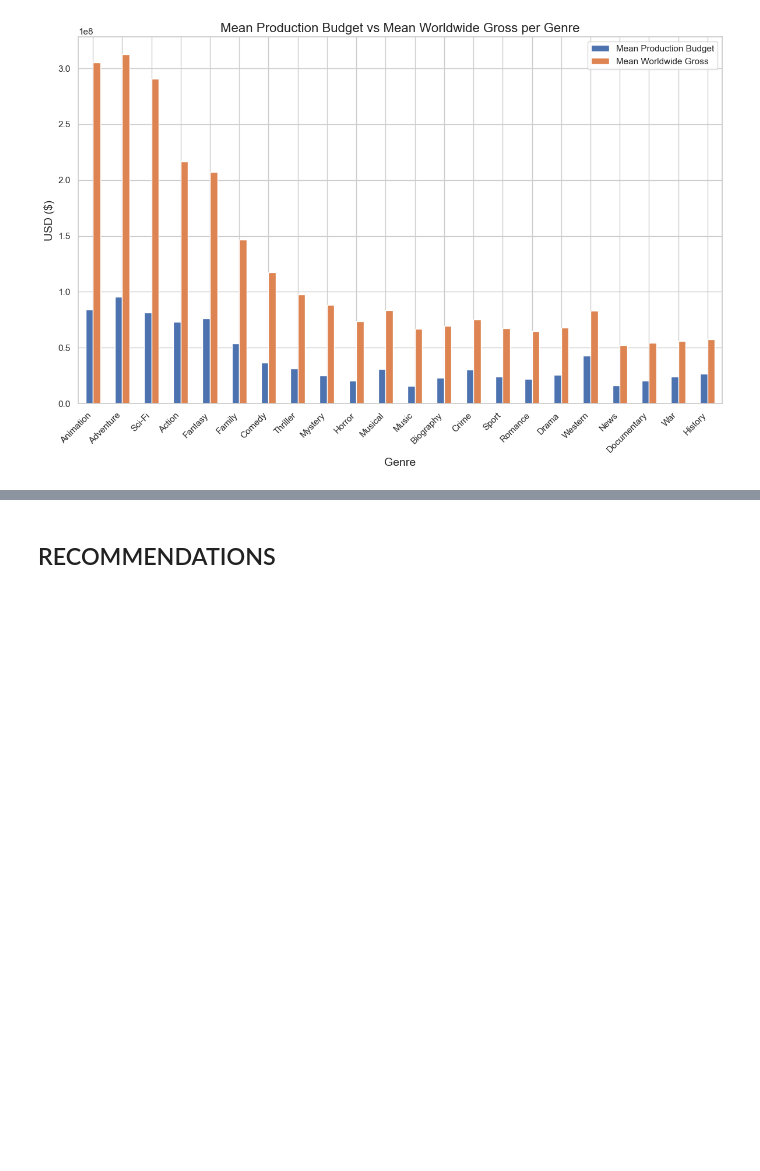
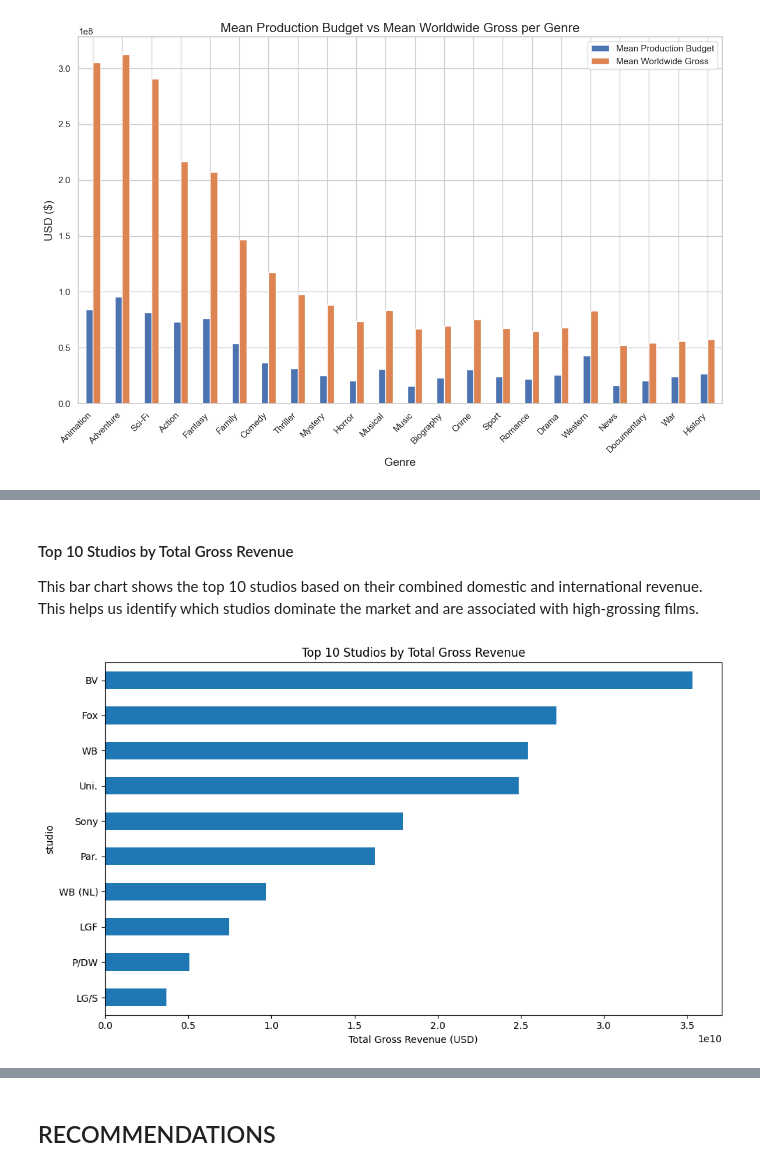
Before and after one commit to WamuyuGitz/movie-insights-project, a Jupyter notebook: notebooks/exploratory/business understanding continuation.ipynb, the cells around one changed output, grey strips where cells are left out. Drawn from its saved outputs; the diff is of its cells as text; code cells hidden in the pictures; blank space fills up the shorter version.

Commit message:
wamuyu studio analysis

```diff
--- a/notebooks/exploratory/business understanding continuation.ipynb
+++ b/notebooks/exploratory/business understanding continuation.ipynb
@@ -3484,0 +3491,25 @@ plt.show()
+# %% [markdown]
+#### Top 10 Studios by Total Gross Revenue
+
+This bar chart shows the top 10 studios based on their combined domestic and international revenue. This helps us identify which studios dominate the market and are associated with high-grossing films.
+# %%
+import matplotlib.pyplot as plt
+
+# Load the cleaned dataset
+merged_df = pd.read_csv('../../data/cleaned/bom_imdb_merged.csv')
+
+# Create total revenue column
+merged_df['total_gross'] = merged_df['domestic_gross'] + merged_df['foreign_gross']
+
+# Group by studio and sum revenues
+studio_revenue = merged_df.groupby('studio')['total_gross'].sum().sort_values(ascending=False).head(10)
+
+# Plot
+studio_revenue.plot(kind='barh', figsize=(10, 6))
+plt.xlabel('Total Gross Revenue (USD)')
+plt.title('Top 10 Studios by Total Gross Revenue')
+plt.gca().invert_yaxis()
+plt.tight_layout()
+plt.show()
+# %% [output]
+[figure, added]
```
Also changed, not shown: parts of 26 cells of this notebook.
